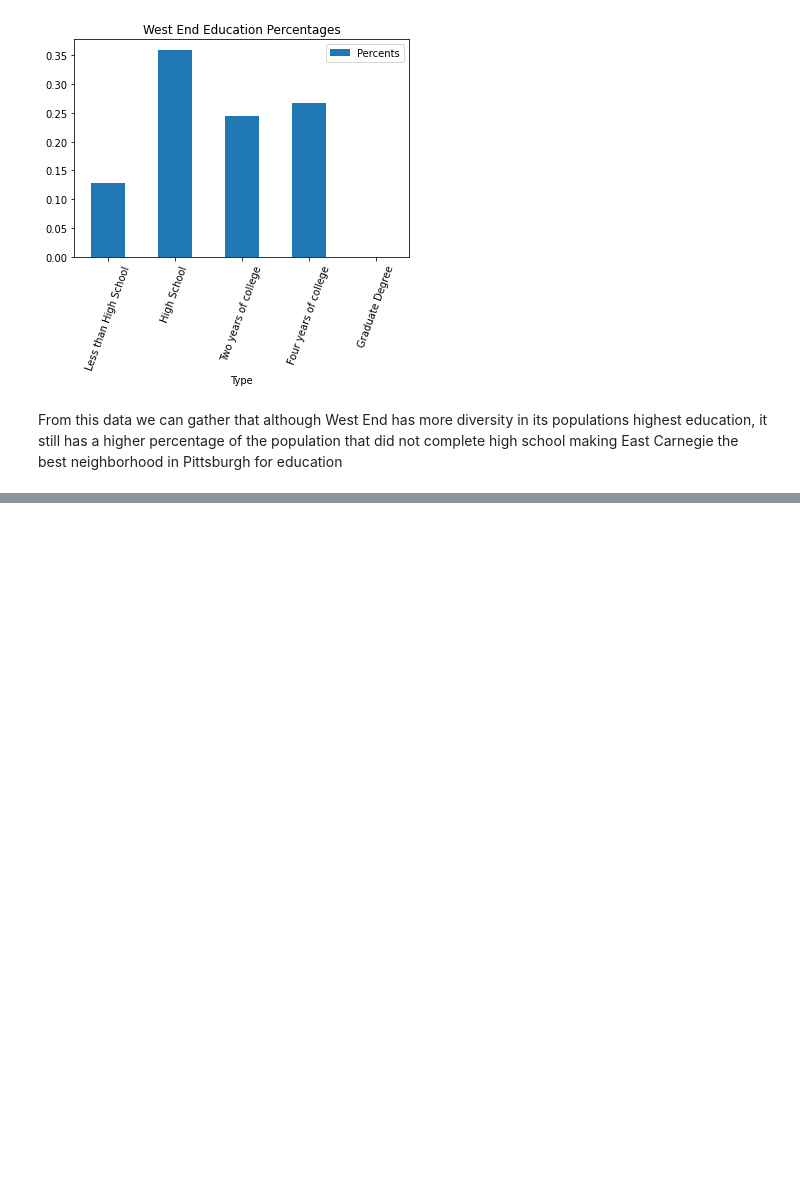
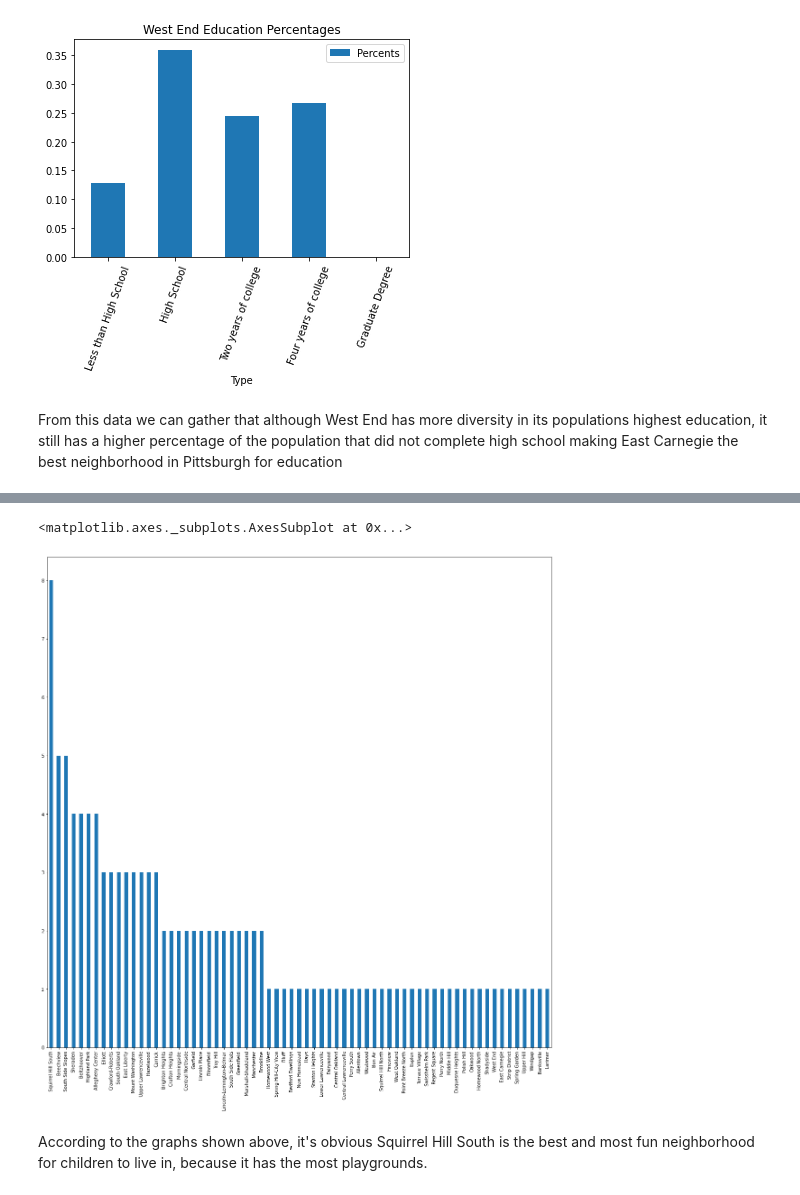
Before and after one commit to AshlynGeevarghese-zz/Big-Ideas-Final-Project, a Jupyter notebook: Presentation.ipynb, the cells around one changed output, grey strips where cells are left out. Cells and saved outputs as stored; diff of their text form; code cells hidden in the pictures; blank space fills up the shorter version.

```diff
--- a/Presentation.ipynb
+++ b/Presentation.ipynb
@@ -507,0 +516,3 @@ From this data we can gather that although West End has more diversity in its po
+# %%
+#Read data from playground csv file
+playground = pd.read_csv("playground.csv")
@@ -507,0 +535,3 @@ From this data we can gather that although West End has more diversity in its po
+# %%
+a = playground['neighborhood'].value_counts()
+print(a)
@@ -507,0 +551,7 @@ From this data we can gather that although West End has more diversity in its po
+# %%
+a.plot(x = 'neighborhood', y = 'name',kind = 'bar', figsize = (20,20), )
+# %% [output]
+<matplotlib.axes._subplots.AxesSubplot at 0x...>
+[figure, added]
+# %% [markdown]
+According to the graphs shown above, it's obvious Squirrel Hill South is the best and most fun neighborhood for children to live in, because it has the most playgrounds.
```
Also changed, not shown: parts of 4 cells of this notebook.
